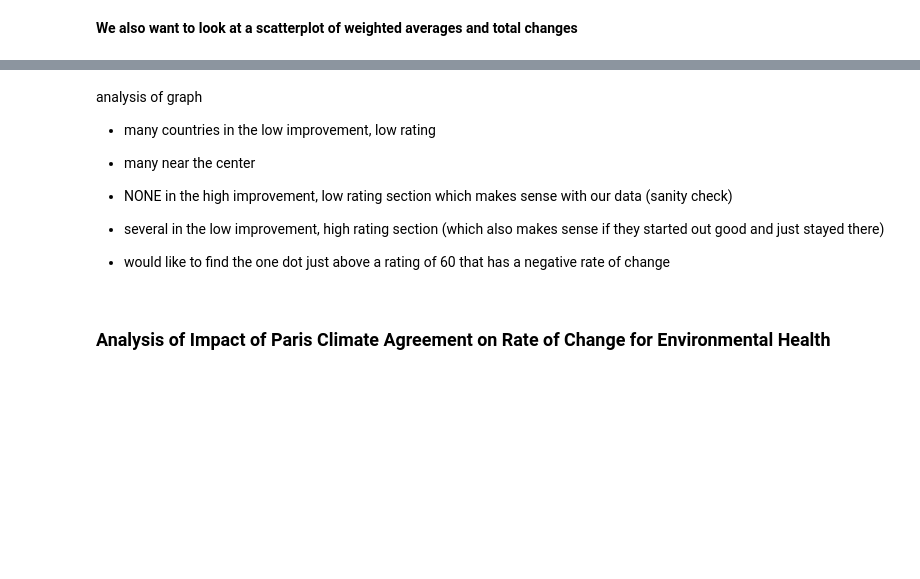
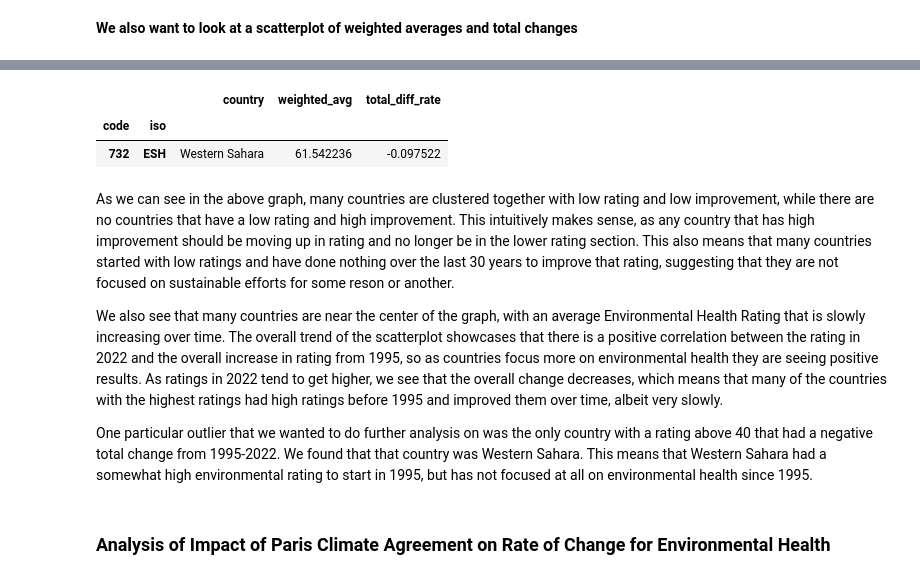
Before and after one commit to sussenbachtucker/DSCI235-Term-Project, a Jupyter notebook: DSCI235FinalProject.ipynb, the cells around one changed output, grey strips where cells are left out. Saved outputs shown, nothing was run; the diff lists cells and outputs as text; code cells hidden in the pictures; blank space fills up the shorter version.

Commit message:
Scatter plot analysis

```diff
--- a/DSCI235FinalProject.ipynb
+++ b/DSCI235FinalProject.ipynb
@@ -352,15 +352,19 @@ ax.set_yticks(np.linspace(-0.2, 1, 7))
 ax.grid(visible=True)
 # %% [output]
 [figure]
+# %%
+# Outlier Analysis
+most_recent_avgs_total[(most_recent_avgs_total['weighted_avg'] > 60) & (most_recent_avgs_total['total_diff_rate'] < 0)]
+# %% [output]
+|  |  | country | weighted_avg | total_diff_rate |
+| code | iso |  |  |  |
+| 732 | ESH | Western Sahara | 61.542236 | -0.097522 |
 # %% [markdown]
-analysis of graph
-- many countries in the low improvement, low rating
-- many near the center
-- NONE in the high improvement, low rating section which makes sense with our data (sanity check)
-- several in the low improvement, high rating section (which also makes sense if they started out good and just stayed there)
+As we can see in the above graph, many countries are clustered together with low rating and low improvement, while there are no countries that have a low rating and high improvement. This intuitively makes sense, as any country that has high improvement should be moving up in rating and no longer be in the lower rating section. This also means that many countries started with low ratings and have done nothing over the last 30 years to improve that rating, suggesting that they are not focused on sustainable efforts for some reson or another.
 
+We also see that many countries are near the center of the graph, with an average Environmental Health Rating that is slowly increasing over time. The overall trend of the scatterplot showcases that there is a positive correlation between the rating in 2022 and the overall increase in rating from 1995, so as countries focus more on environmental health they are seeing positive results. As ratings in 2022 tend to get higher, we see that the overall change decreases, which means that many of the countries with the highest ratings had high ratings before 1995 and improved them over time, albeit very slowly.
 
-- would like to find the one dot just above a rating of 60 that has a negative rate of change
+One particular outlier that we wanted to do further analysis on was the only country with a rating above 40 that had a negative total change from 1995-2022. We found that that country was Western Sahara. This means that Western Sahara had a somewhat high environmental rating to start in 1995, but has not focused at all on environmental health since 1995.
 # %% [markdown]
 ### Analysis of Impact of Paris Climate Agreement on Rate of Change for Environmental Health
 # %% [markdown]
```
Also changed, not shown: parts of 4 cells of this notebook.
